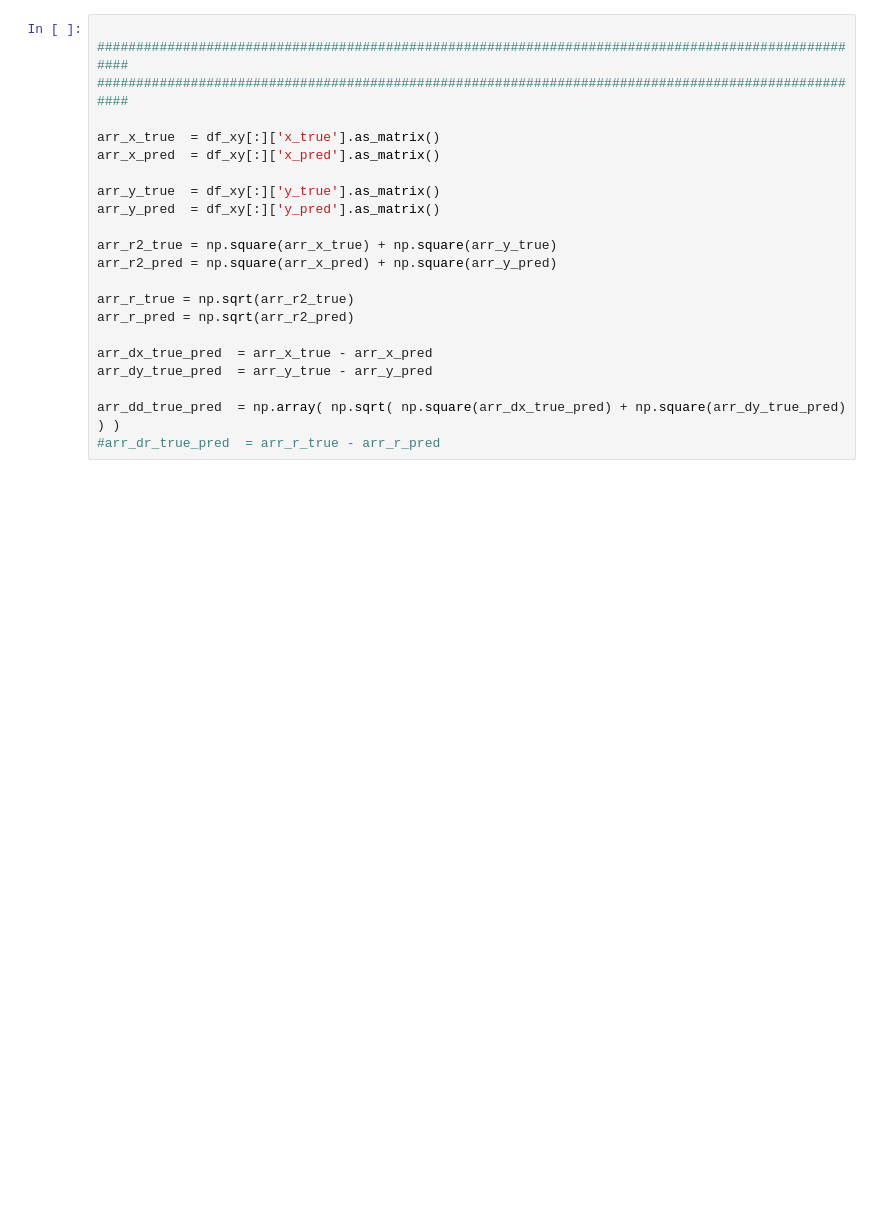
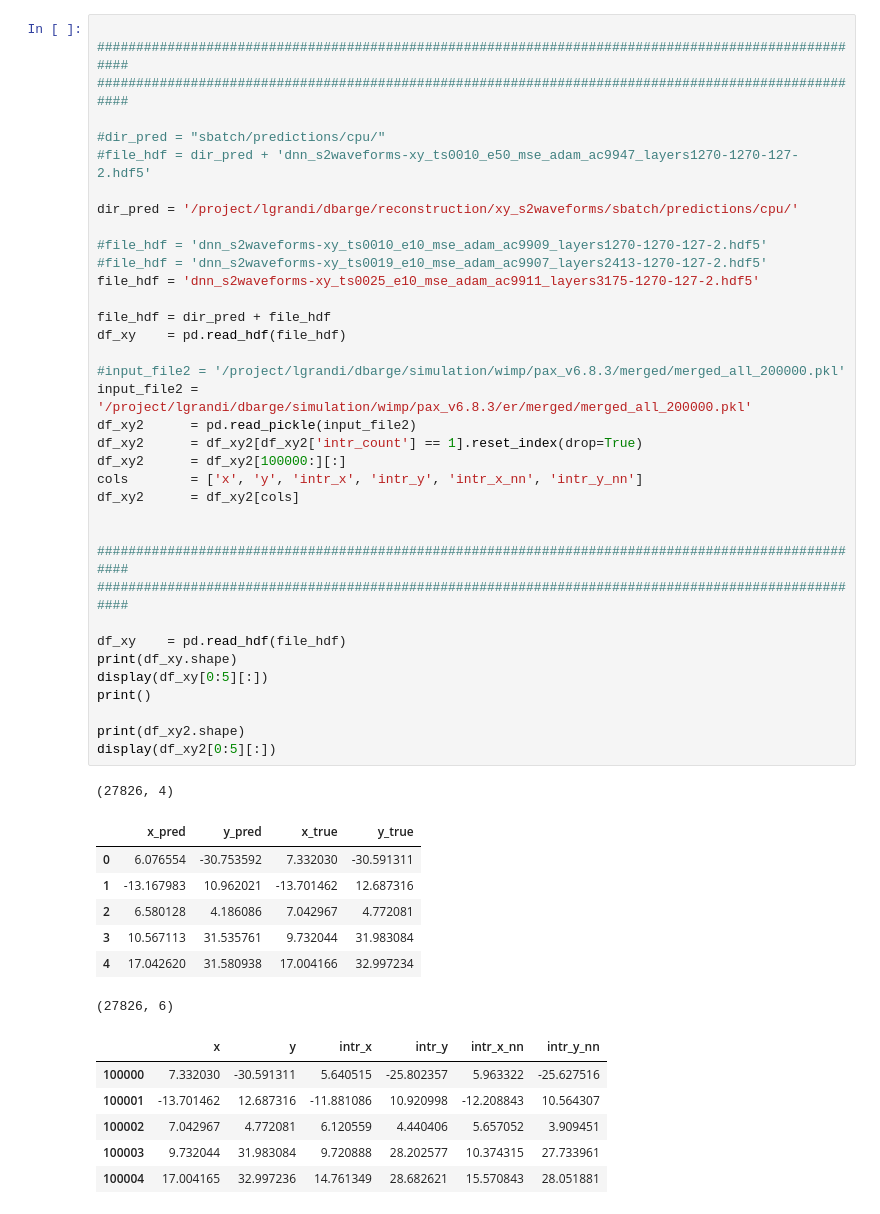
Before and after one commit to dbarg/pax_reconstruction, a Jupyter notebook: xy_s2waveforms/resolution_xy.ipynb, the cells around one changed output. Drawn from its saved outputs; the diff is of its cells as text; blank space fills up the shorter version.

```diff
--- a/xy_s2waveforms/resolution_xy.ipynb
+++ b/xy_s2waveforms/resolution_xy.ipynb
@@ -48,22 +24,51 @@ print()
-# %%
-
-####################################################################################################
-####################################################################################################
-
-arr_x_true  = df_xy[:]['x_true'].as_matrix()
-arr_x_pred  = df_xy[:]['x_pred'].as_matrix()
-
-arr_y_true  = df_xy[:]['y_true'].as_matrix()
-arr_y_pred  = df_xy[:]['y_pred'].as_matrix()
-
-arr_r2_true = np.square(arr_x_true) + np.square(arr_y_true)
-arr_r2_pred = np.square(arr_x_pred) + np.square(arr_y_pred)
-
-arr_r_true = np.sqrt(arr_r2_true)
-arr_r_pred = np.sqrt(arr_r2_pred)
-
-arr_dx_true_pred  = arr_x_true - arr_x_pred
-arr_dy_true_pred  = arr_y_true - arr_y_pred
-
-arr_dd_true_pred  = np.array( np.sqrt( np.square(arr_dx_true_pred) + np.square(arr_dy_true_pred) ) )
-#arr_dr_true_pred  = arr_r_true - arr_r_pred
+# %%
+
+####################################################################################################
+####################################################################################################
+
+#dir_pred = "sbatch/predictions/cpu/"
+#file_hdf = dir_pred + 'dnn_s2waveforms-xy_ts0010_e50_mse_adam_ac9947_layers1270-1270-127-2.hdf5'
+
+dir_pred = '/project/lgrandi/dbarge/reconstruction/xy_s2waveforms/sbatch/predictions/cpu/'
+
+#file_hdf = 'dnn_s2waveforms-xy_ts0010_e10_mse_adam_ac9909_layers1270-1270-127-2.hdf5'
+#file_hdf = 'dnn_s2waveforms-xy_ts0019_e10_mse_adam_ac9907_layers2413-1270-127-2.hdf5'
+file_hdf = 'dnn_s2waveforms-xy_ts0025_e10_mse_adam_ac9911_layers3175-1270-127-2.hdf5'
+
+file_hdf = dir_pred + file_hdf
+df_xy    = pd.read_hdf(file_hdf)
+
+#input_file2 = '/project/lgrandi/dbarge/simulation/wimp/pax_v6.8.3/merged/merged_all_200000.pkl'
+input_file2 = '/project/lgrandi/dbarge/simulation/wimp/pax_v6.8.3/er/merged/merged_all_200000.pkl'
+df_xy2      = pd.read_pickle(input_file2)
+df_xy2      = df_xy2[df_xy2['intr_count'] == 1].reset_index(drop=True)
+df_xy2      = df_xy2[100000:][:]
+cols        = ['x', 'y', 'intr_x', 'intr_y', 'intr_x_nn', 'intr_y_nn']
+df_xy2      = df_xy2[cols]
+
+
+####################################################################################################
+####################################################################################################
+
+df_xy    = pd.read_hdf(file_hdf)
+print(df_xy.shape)
+display(df_xy[0:5][:])
+print()
+
+print(df_xy2.shape)
+display(df_xy2[0:5][:])
+# %% [output]
+(27826, 4)
+|  | x_pred | y_pred | x_true | y_true |
+| 0 | 6.076554 | -30.753592 | 7.332030 | -30.591311 |
+| 1 | -13.167983 | 10.962021 | -13.701462 | 12.687316 |
+| 2 | 6.580128 | 4.186086 | 7.042967 | 4.772081 |
+| 3 | 10.567113 | 31.535761 | 9.732044 | 31.983084 |
+| 4 | 17.042620 | 31.580938 | 17.004166 | 32.997234 |
+(27826, 6)
+|  | x | y | intr_x | intr_y | intr_x_nn | intr_y_nn |
+| 100000 | 7.332030 | -30.591311 | 5.640515 | -25.802357 | 5.963322 | -25.627516 |
+| 100001 | -13.701462 | 12.687316 | -11.881086 | 10.920998 | -12.208843 | 10.564307 |
+| 100002 | 7.042967 | 4.772081 | 6.120559 | 4.440406 | 5.657052 | 3.909451 |
+| 100003 | 9.732044 | 31.983084 | 9.720888 | 28.202577 | 10.374315 | 27.733961 |
+| 100004 | 17.004165 | 32.997236 | 14.761349 | 28.682621 | 15.570843 | 28.051881 |
```
Also changed, not shown: parts of 8 cells of this notebook, 6 other files.
